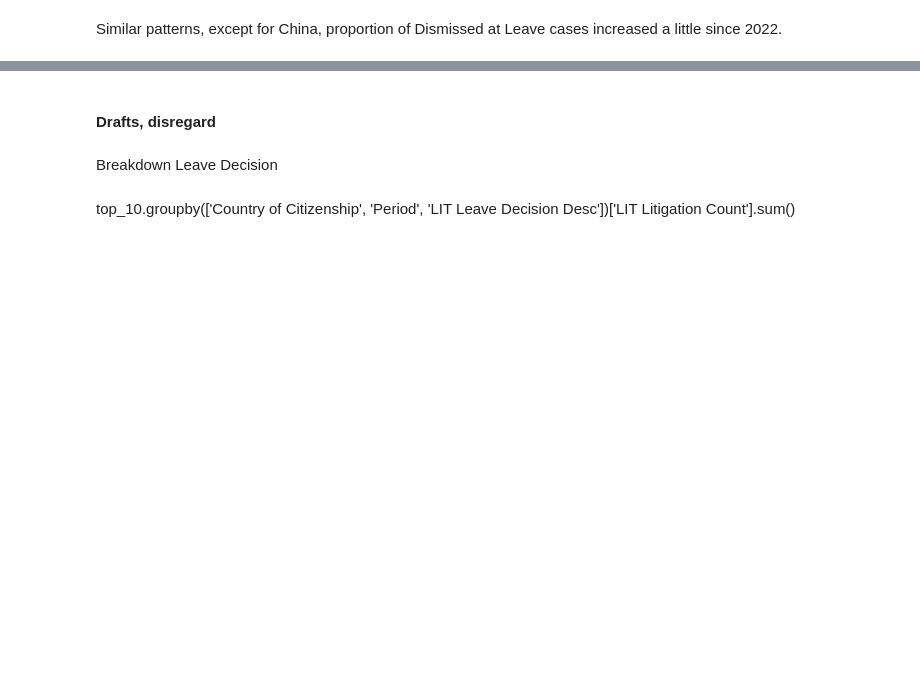
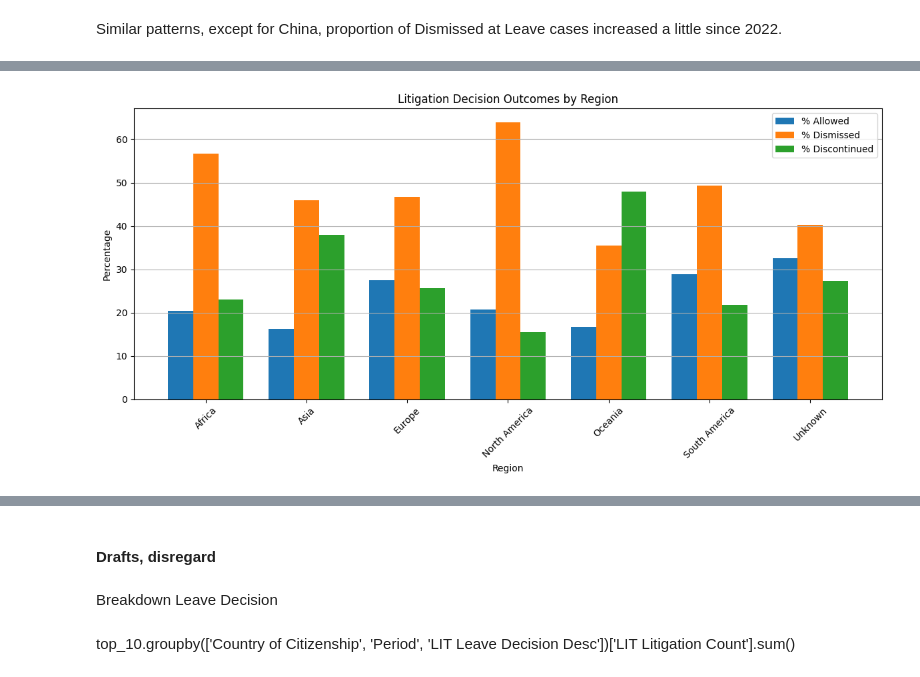
Before and after one commit to ismailbhinder/Public-Transparency-for-Immigration-Law-Canada, a Jupyter notebook: notebooks/EDA litigation case data.ipynb, the cells around one changed output, grey strips where cells are left out. Saved outputs shown, nothing was run; the diff lists cells and outputs as text; code cells hidden in the pictures; blank space fills up the shorter version.

```diff
--- a/notebooks/EDA litigation case data.ipynb
+++ b/notebooks/EDA litigation case data.ipynb
@@ -839,0 +978,31 @@ Similar patterns, except for China, proportion of Dismissed at Leave cases incre
+# %%
+import matplotlib.pyplot as plt
+
+# Prepare plotting variables
+regions = ['Africa', 'Asia', 'Europe', 'North America', 'Oceania', 'South America', 'Unknown']
+bar_width = 0.25
+x = range(len(regions))
+
+# Manually define percentage values from your summary
+pct_allowed = [20.4, 16.2, 27.5, 20.7, 16.7, 28.9, 32.5]
+pct_dismissed = [56.7, 45.9, 46.7, 63.9, 35.4, 49.3, 40.2]
+pct_discontinued = [23.0, 37.9, 25.7, 15.5, 47.9, 21.8, 27.3]
+
+# Plot
+plt.figure(figsize=(12, 6))
+plt.bar(x, pct_allowed, width=bar_width, label='% Allowed')
+plt.bar([i + bar_width for i in x], pct_dismissed, width=bar_width, label='% Dismissed')
+plt.bar([i + 2 * bar_width for i in x], pct_discontinued, width=bar_width, label='% Discontinued')
+
+# Format plot
+plt.xlabel('Region')
+plt.ylabel('Percentage')
+plt.title('Litigation Decision Outcomes by Region')
+plt.xticks([i + bar_width for i in x], regions, rotation=45)
+plt.legend()
+plt.tight_layout()
+plt.grid(axis='y')
+
+plt.show()
+# %% [output]
+[figure, added]
```
Also changed, not shown: parts of 24 cells of this notebook.
